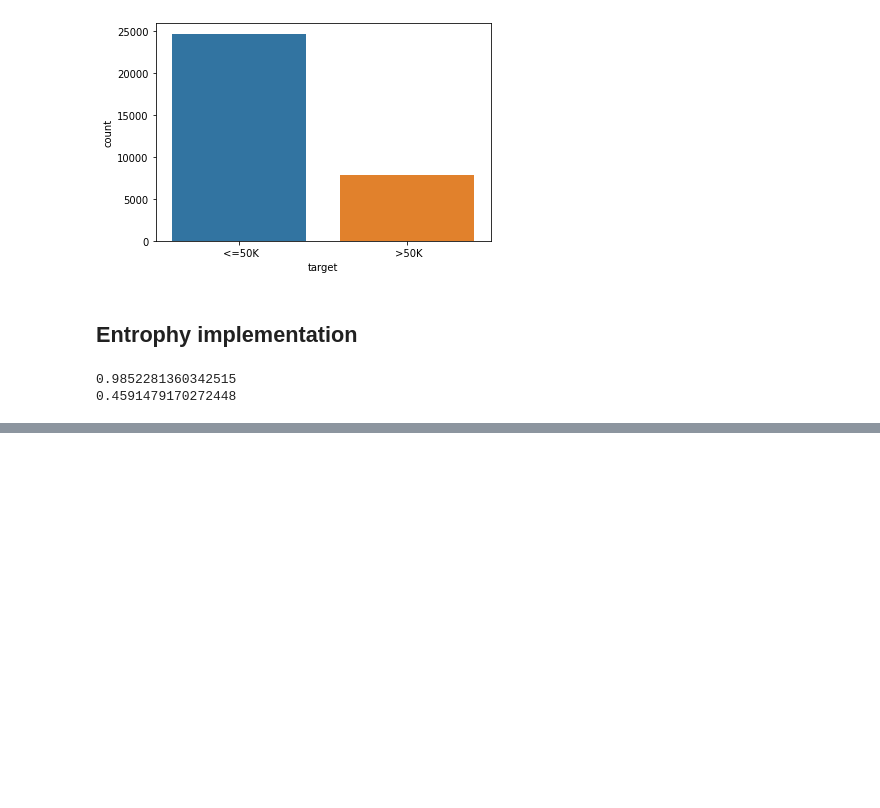
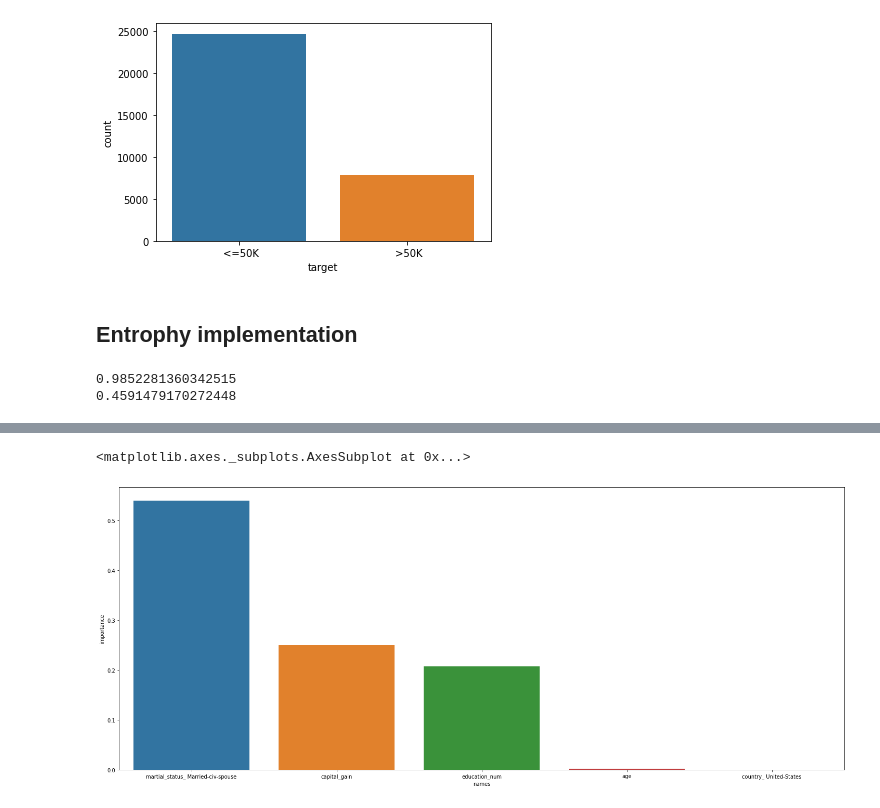
Before and after one commit to Ahsan-techie/DecisionTrees, a Jupyter notebook: DecisionTrees.ipynb, the cells around one changed output, grey strips where cells are left out. Drawn from its saved outputs; the diff is of its cells as text; code cells hidden in the pictures; blank space fills up the shorter version.

```diff
--- a/DecisionTrees.ipynb
+++ b/DecisionTrees.ipynb
@@ -261,0 +483,6 @@ class DecisionTree(object):
+# %%
+plt.figure(figsize=(25,10))
+sns.barplot(data=df_importance[:5],x="names",y="importance")
+# %% [output]
+<matplotlib.axes._subplots.AxesSubplot at 0x...>
+[figure, added]
```
Also changed, not shown: parts of 28 cells of this notebook.
